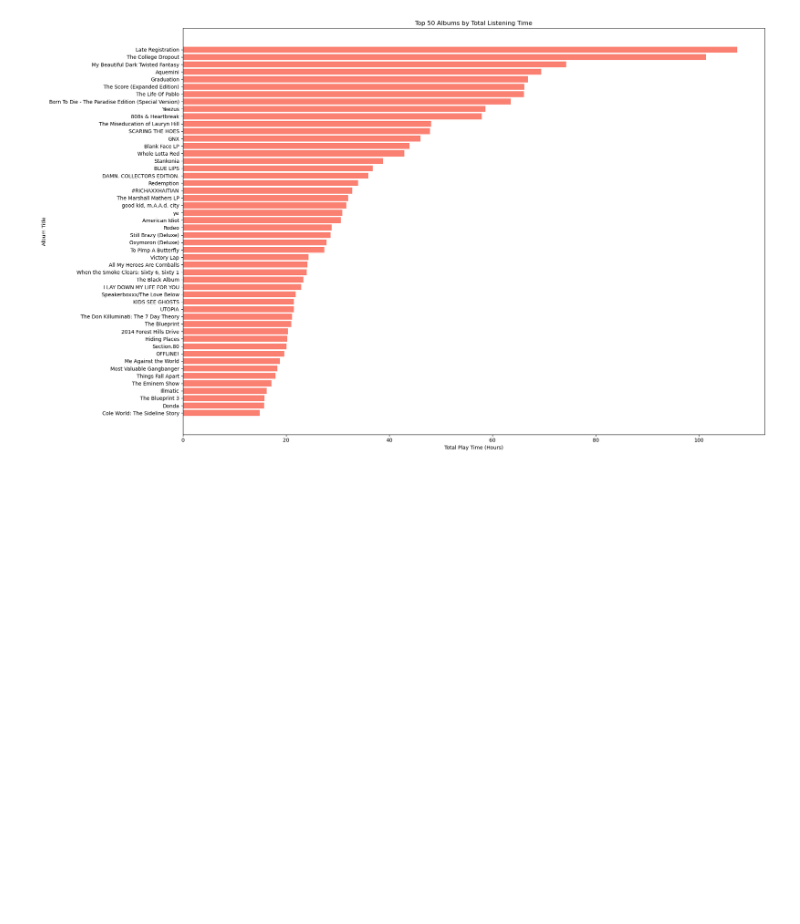
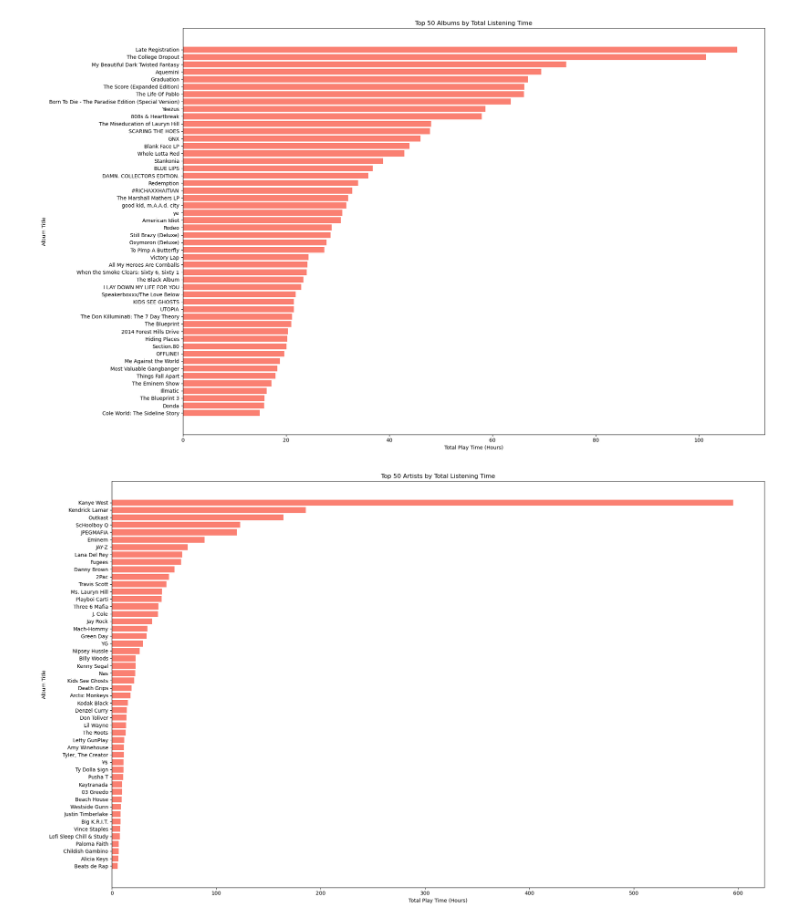
Before and after one commit to jamdays/RiMusicStats, a Jupyter notebook: src/top_albums.ipynb, the cells around one changed output. Cells and saved outputs as stored; diff of their text form; code cells hidden in the pictures; blank space fills up the shorter version.

Commit message:
added artists chart

```diff
--- a/src/top_albums.ipynb
+++ b/src/top_albums.ipynb
@@ -130,3 +130,52 @@ plt.tight_layout()
 plt.show()
 # %% [output]
 [figure]
+# %%
+import sqlite3
+import pandas as pd
+import matplotlib.pyplot as plt
+
+# Connect to the SQLite database
+connection = sqlite3.connect('../resources/rimusic_20241229182906.db')
+
+# Query the data to get album total listening time
+query_time = """
+SELECT
+    Artist.name AS artist_name,
+    SUM(Event.playTime) AS total_play_time_ms
+FROM
+    Event
+JOIN
+    Song ON Event.songId = Song.id
+JOIN
+    SongArtistMap ON Song.id = SongArtistMap.songId
+JOIN
+    Artist ON SongArtistMap.artistId = Artist.id
+GROUP BY
+    Artist.id
+ORDER BY
+    total_play_time_ms DESC
+LIMIT 50;
+"""
+
+# Execute the query and fetch the results into a DataFrame
+df_time = pd.read_sql_query(query_time, connection)
+
+# Close the database connection
+connection.close()
+
+# Convert time from milliseconds to hours for easier readability
+df_time['total_play_time_hours'] = df_time['total_play_time_ms'] / (1000 * 60 * 60)
+
+# Plot the data
+plt.figure(figsize=(20, 12))
+plt.barh(df_time['artist_name'], df_time['total_play_time_hours'], color='salmon')
+plt.xlabel("Total Play Time (Hours)")
+plt.ylabel("Album Title")
+plt.title("Top 50 Artists by Total Listening Time")
+plt.gca().invert_yaxis()  # Invert y-axis to show the highest at the top
+plt.tight_layout()
+plt.savefig('../out/top50ArtistsAllTime.png')
+plt.show()
+# %% [output]
+[figure, added]
```
Also changed, not shown: parts of 1 cell of this notebook.
